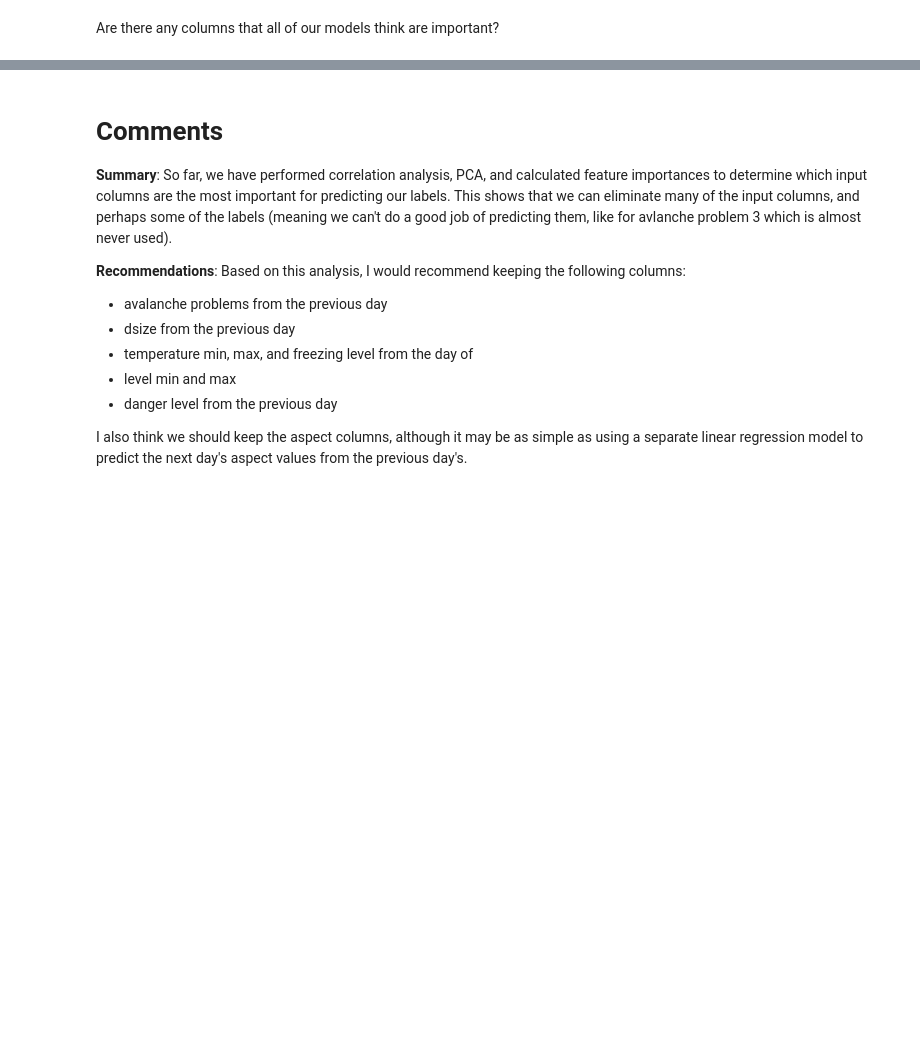
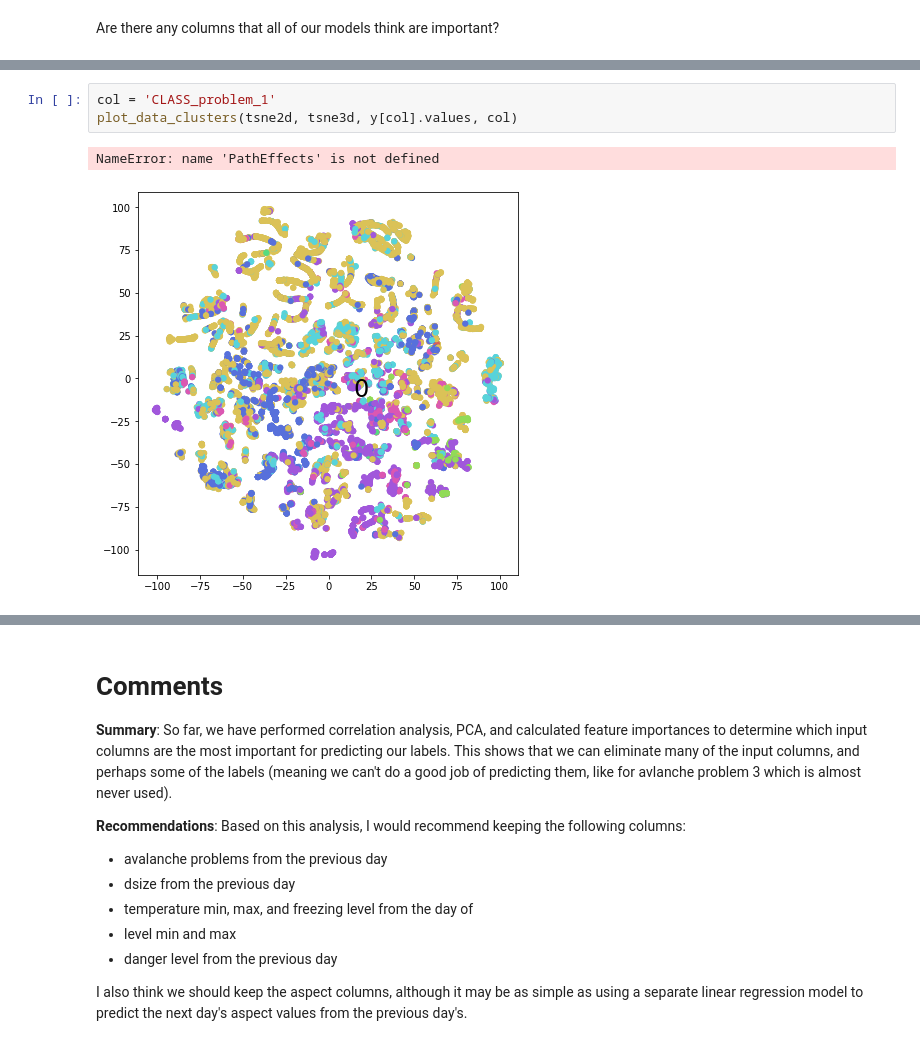
Before and after one commit to NVE/avalanche_ml, a Jupyter notebook: notebooks/analysis/1_feature_reduction.ipynb, the cells around one changed output, grey strips where cells are left out. Saved outputs shown, nothing was run; the diff lists cells and outputs as text; blank space fills up the shorter version.

```diff
--- a/notebooks/analysis/1_feature_reduction.ipynb
+++ b/notebooks/analysis/1_feature_reduction.ipynb
@@ -783,0 +808,6 @@ df_keep[all_true]
+# %%
+col = 'CLASS_problem_1'
+plot_data_clusters(tsne2d, tsne3d, y[col].values, col)
+# %% [output]
+NameError: name 'PathEffects' is not defined
+[figure, added]
```
Also changed, not shown: parts of 19 cells of this notebook, 1 other file.
